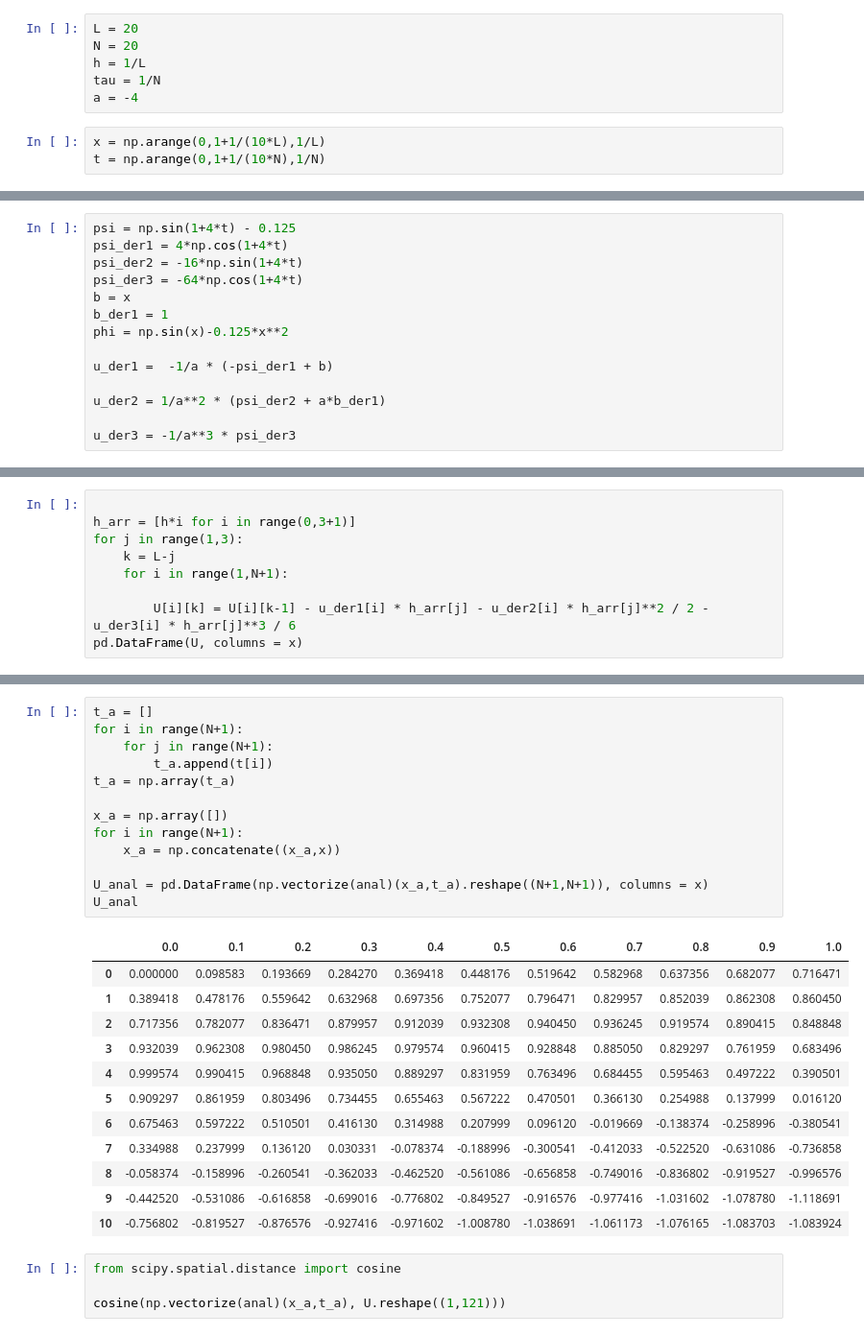
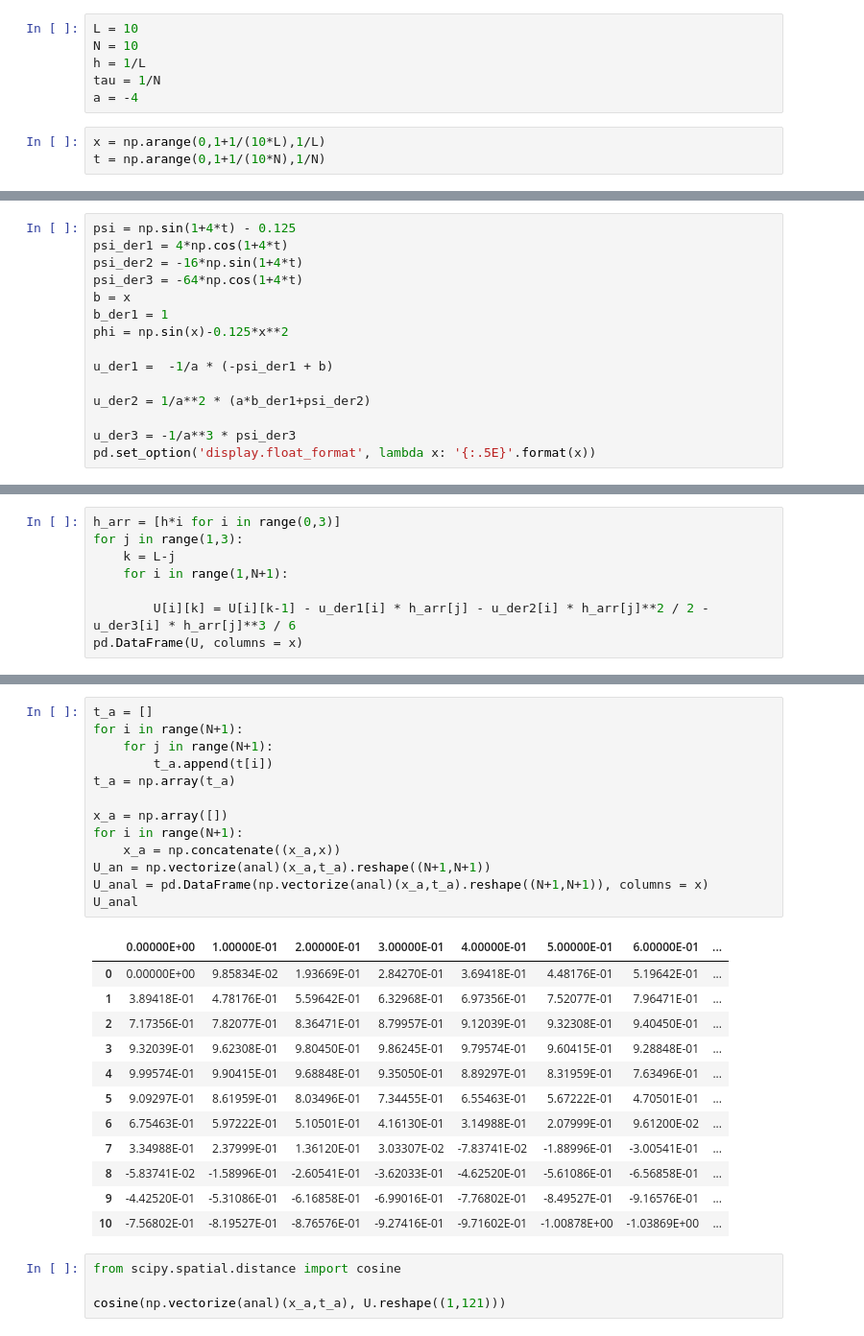
Before and after one commit to yarvod/Comp_math, a Jupyter notebook: 5_lab/5_lab.ipynb, the cells around one changed output, grey strips where cells are left out. Shown at 96% size. Cells and saved outputs as stored; diff of their text form.

```diff
--- a/5_lab/5_lab.ipynb
+++ b/5_lab/5_lab.ipynb
@@ -36,6 +37,6 @@ $$[u]_{L-1}^n = [u]_L^n - [u'_x]_L^n h - [u''_{xx}]_L^n \frac{h^2}{2} - [u'''_{x
 # %%
-L = 20
-N = 20
+L = 10
+N = 10
 h = 1/L
 tau = 1/N
 a = -4
@@ -53,6 +64,7 @@ phi = np.sin(x)-0.125*x**2
 
 u_der1 =  -1/a * (-psi_der1 + b)
 
-u_der2 = 1/a**2 * (psi_der2 + a*b_der1)
+u_der2 = 1/a**2 * (a*b_der1+psi_der2)
 
 u_der3 = -1/a**3 * psi_der3
+pd.set_option('display.float_format', lambda x: '{:.5E}'.format(x))
@@ -88,6 +91,5 @@ U_num
 # %%
-
-h_arr = [h*i for i in range(0,3+1)]
+h_arr = [h*i for i in range(0,3)]
 for j in range(1,3):
     k = L-j
     for i in range(1,N+1):
@@ -147,29 +153,29 @@ U_anal
 # %%
 t_a = []
 for i in range(N+1):
     for j in range(N+1):
         t_a.append(t[i])
 t_a = np.array(t_a)
 
 x_a = np.array([])
 for i in range(N+1):
     x_a = np.concatenate((x_a,x))
-
+U_an = np.vectorize(anal)(x_a,t_a).reshape((N+1,N+1))
 U_anal = pd.DataFrame(np.vectorize(anal)(x_a,t_a).reshape((N+1,N+1)), columns = x)
 U_anal
 # %% [output]
-|  | 0.0 | 0.1 | 0.2 | 0.3 | 0.4 | 0.5 | 0.6 | 0.7 | 0.8 | 0.9 | 1.0 |
-| 0 | 0.000000 | 0.098583 | 0.193669 | 0.284270 | 0.369418 | 0.448176 | 0.519642 | 0.582968 | 0.637356 | 0.682077 | 0.716471 |
-| 1 | 0.389418 | 0.478176 | 0.559642 | 0.632968 | 0.697356 | 0.752077 | 0.796471 | 0.829957 | 0.852039 | 0.862308 | 0.860450 |
-| 2 | 0.717356 | 0.782077 | 0.836471 | 0.879957 | 0.912039 | 0.932308 | 0.940450 | 0.936245 | 0.919574 | 0.890415 | 0.848848 |
-| 3 | 0.932039 | 0.962308 | 0.980450 | 0.986245 | 0.979574 | 0.960415 | 0.928848 | 0.885050 | 0.829297 | 0.761959 | 0.683496 |
-| 4 | 0.999574 | 0.990415 | 0.968848 | 0.935050 | 0.889297 | 0.831959 | 0.763496 | 0.684455 | 0.595463 | 0.497222 | 0.390501 |
-| 5 | 0.909297 | 0.861959 | 0.803496 | 0.734455 | 0.655463 | 0.567222 | 0.470501 | 0.366130 | 0.254988 | 0.137999 | 0.016120 |
-| 6 | 0.675463 | 0.597222 | 0.510501 | 0.416130 | 0.314988 | 0.207999 | 0.096120 | -0.019669 | -0.138374 | -0.258996 | -0.380541 |
-| 7 | 0.334988 | 0.237999 | 0.136120 | 0.030331 | -0.078374 | -0.188996 | -0.300541 | -0.412033 | -0.522520 | -0.631086 | -0.736858 |
-| 8 | -0.058374 | -0.158996 | -0.260541 | -0.362033 | -0.462520 | -0.561086 | -0.656858 | -0.749016 | -0.836802 | -0.919527 | -0.996576 |
-| 9 | -0.442520 | -0.531086 | -0.616858 | -0.699016 | -0.776802 | -0.849527 | -0.916576 | -0.977416 | -1.031602 | -1.078780 | -1.118691 |
-| 10 | -0.756802 | -0.819527 | -0.876576 | -0.927416 | -0.971602 | -1.008780 | -1.038691 | -1.061173 | -1.076165 | -1.083703 | -1.083924 |
+|  | 0.00000E+00 | 1.00000E-01 | 2.00000E-01 | 3.00000E-01 | 4.00000E-01 | 5.00000E-01 | 6.00000E-01 | ... |
+| 0 | 0.00000E+00 | 9.85834E-02 | 1.93669E-01 | 2.84270E-01 | 3.69418E-01 | 4.48176E-01 | 5.19642E-01 | ... |
+| 1 | 3.89418E-01 | 4.78176E-01 | 5.59642E-01 | 6.32968E-01 | 6.97356E-01 | 7.52077E-01 | 7.96471E-01 | ... |
+| 2 | 7.17356E-01 | 7.82077E-01 | 8.36471E-01 | 8.79957E-01 | 9.12039E-01 | 9.32308E-01 | 9.40450E-01 | ... |
+| 3 | 9.32039E-01 | 9.62308E-01 | 9.80450E-01 | 9.86245E-01 | 9.79574E-01 | 9.60415E-01 | 9.28848E-01 | ... |
+| 4 | 9.99574E-01 | 9.90415E-01 | 9.68848E-01 | 9.35050E-01 | 8.89297E-01 | 8.31959E-01 | 7.63496E-01 | ... |
+| 5 | 9.09297E-01 | 8.61959E-01 | 8.03496E-01 | 7.34455E-01 | 6.55463E-01 | 5.67222E-01 | 4.70501E-01 | ... |
+| 6 | 6.75463E-01 | 5.97222E-01 | 5.10501E-01 | 4.16130E-01 | 3.14988E-01 | 2.07999E-01 | 9.61200E-02 | ... |
+| 7 | 3.34988E-01 | 2.37999E-01 | 1.36120E-01 | 3.03307E-02 | -7.83741E-02 | -1.88996E-01 | -3.00541E-01 | ... |
+| 8 | -5.83741E-02 | -1.58996E-01 | -2.60541E-01 | -3.62033E-01 | -4.62520E-01 | -5.61086E-01 | -6.56858E-01 | ... |
+| 9 | -4.42520E-01 | -5.31086E-01 | -6.16858E-01 | -6.99016E-01 | -7.76802E-01 | -8.49527E-01 | -9.16576E-01 | ... |
+| 10 | -7.56802E-01 | -8.19527E-01 | -8.76576E-01 | -9.27416E-01 | -9.71602E-01 | -1.00878E+00 | -1.03869E+00 | ... |
 # %%
 from scipy.spatial.distance import cosine
 
```
Also changed, not shown: parts of 9 cells of this notebook.
